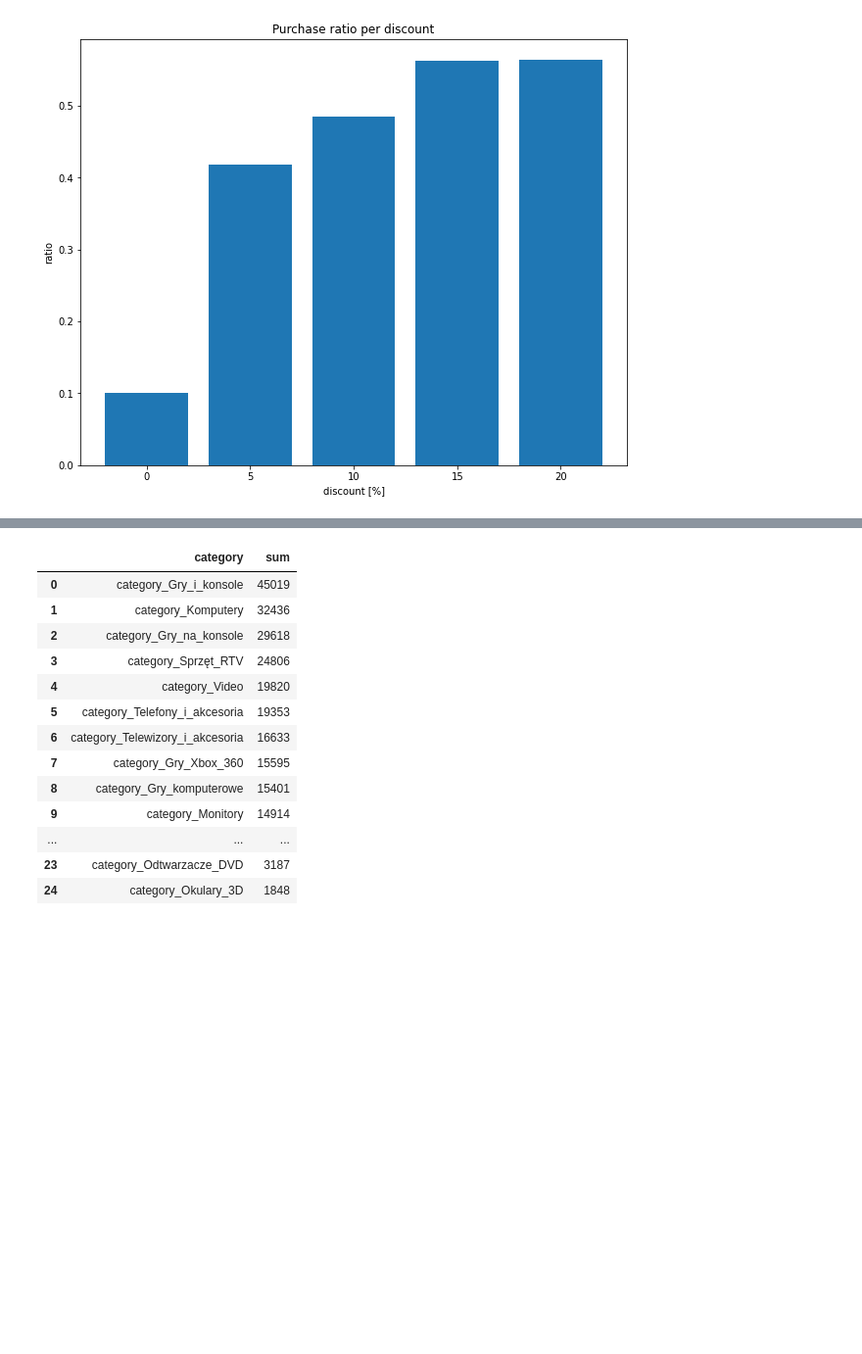
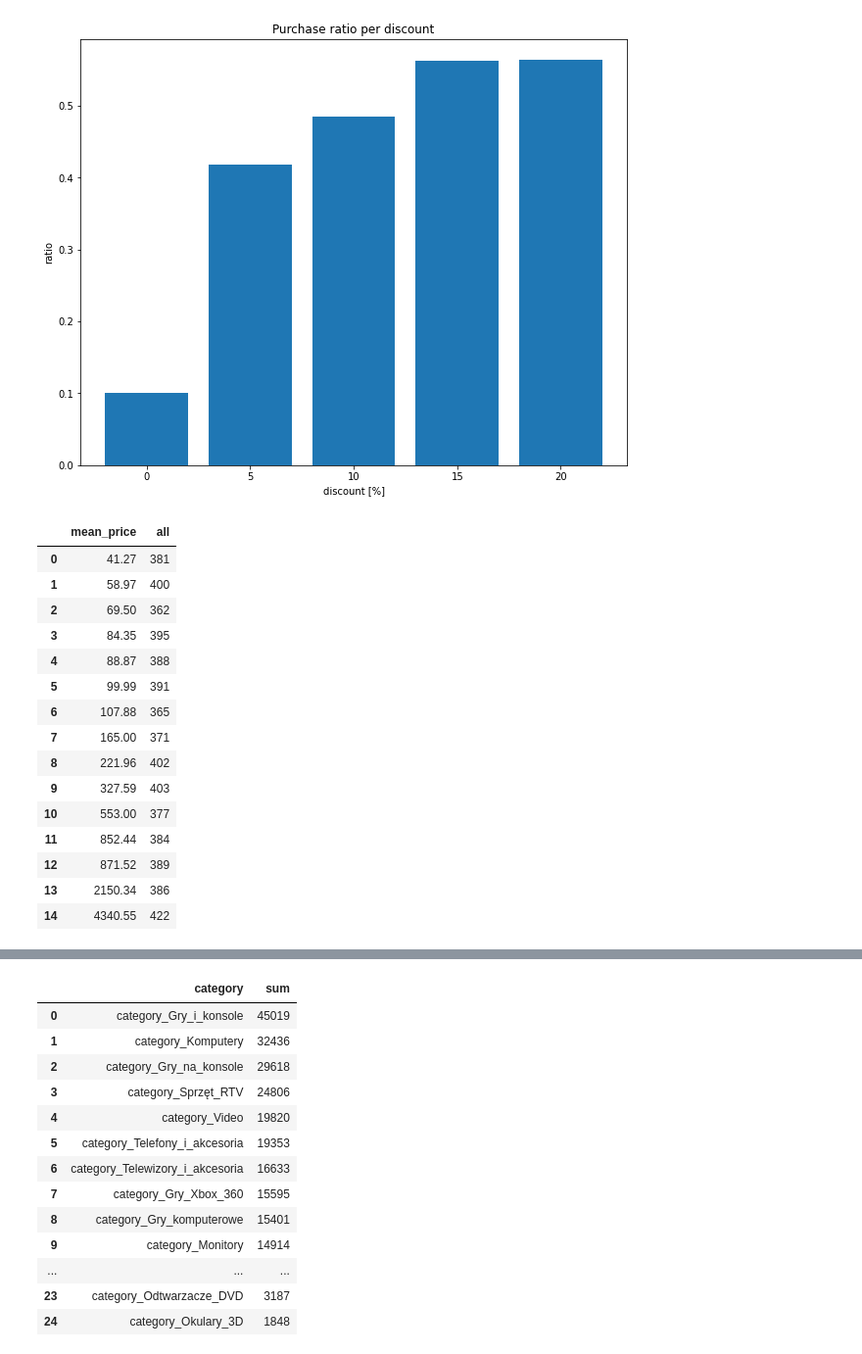
Before and after one commit to ilyashich/IUM, a Jupyter notebook: data_analysis.ipynb, the cells around one changed output, grey strips where cells are left out. Shown: that part at 98% size. Saved outputs shown, nothing was run; the diff lists cells and outputs as text; code cells hidden in the pictures; blank space fills up the shorter version.

```diff
--- a/data_analysis.ipynb
+++ b/data_analysis.ipynb
@@ -142,3 +142,24 @@ plt.xticks(x_pos, purchase_ratio_per_discount['discount'])
 plt.show()
 # %% [output]
 [figure]
+# %%
+sessions_by_avg_price = purchases[["mean_price", "successful"]].groupby("mean_price").count().reset_index("mean_price")
+sessions_by_avg_price = sessions_by_avg_price.rename(columns={"successful": "all"})
+sessions_by_avg_price
+# %% [output]
+|  | mean_price | all |
+| 0 | 41.27 | 381 |
+| 1 | 58.97 | 400 |
+| 2 | 69.50 | 362 |
+| 3 | 84.35 | 395 |
+| 4 | 88.87 | 388 |
+| 5 | 99.99 | 391 |
+| 6 | 107.88 | 365 |
+| 7 | 165.00 | 371 |
+| 8 | 221.96 | 402 |
+| 9 | 327.59 | 403 |
+| 10 | 553.00 | 377 |
+| 11 | 852.44 | 384 |
+| 12 | 871.52 | 389 |
+| 13 | 2150.34 | 386 |
+| 14 | 4340.55 | 422 |
```
Also changed, not shown: parts of 5 cells of this notebook.
